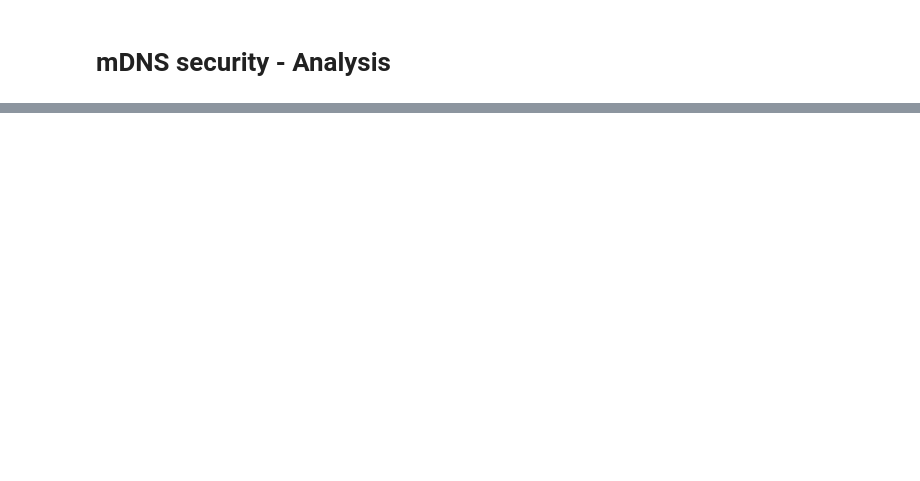
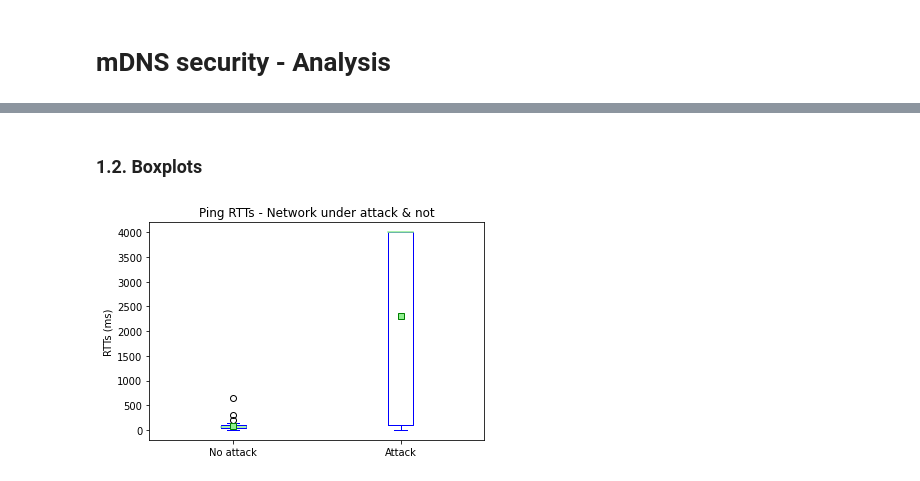
Before and after one commit to aiman-al-masoud/mdns-security, a Jupyter notebook: analysis/main.ipynb, the cells around one changed output, grey strips where cells are left out. Drawn from its saved outputs; the diff is of its cells as text; code cells hidden in the pictures; blank space fills up the shorter version.

```diff
--- a/analysis/main.ipynb
+++ b/analysis/main.ipynb
@@ -26 +25,8 @@ for filename in os.listdir("./data/ping"):
+# %% [markdown]
+### 1.2. Boxplots
+# %%
+""" Boxplot of ping RTTs only when system was under attack and not """
+plot_boxplot1("./data/ping/")
+# %% [output]
+[figure, added]
 # %%
```
Also changed, not shown: parts of 9 cells of this notebook, 9 other files.
